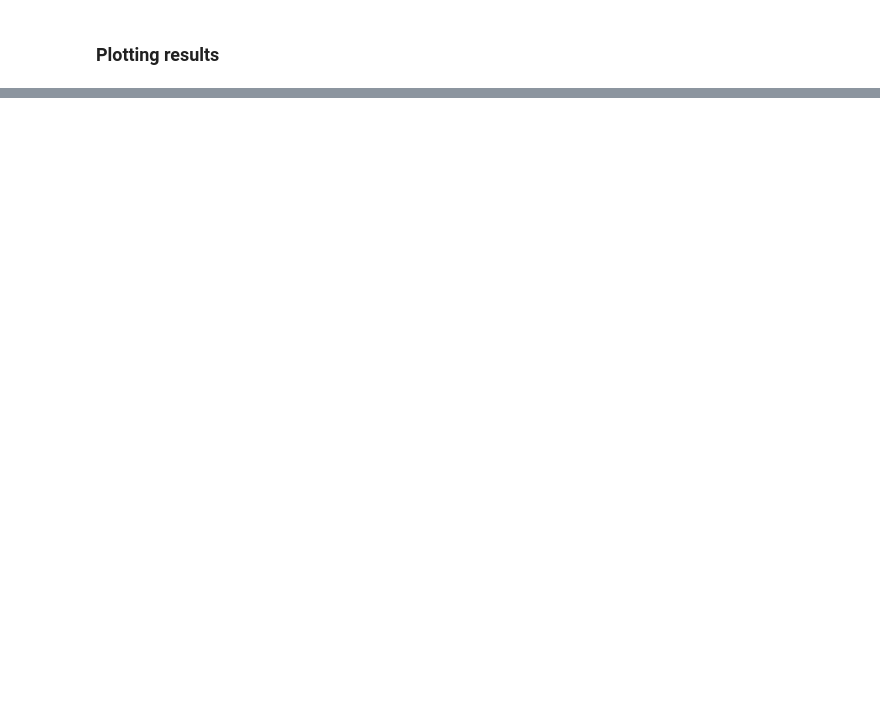
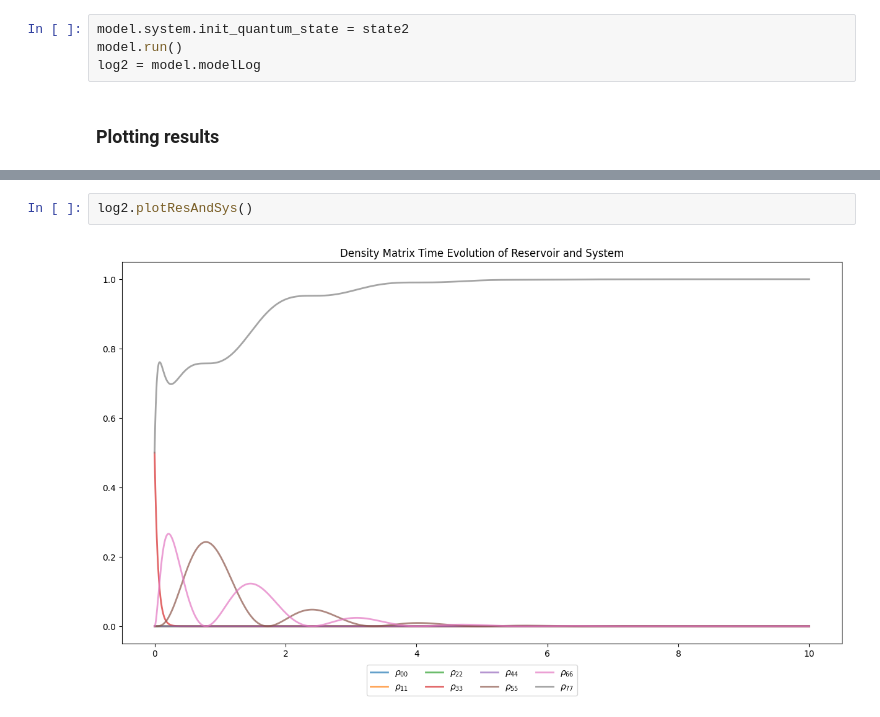
Before and after one commit to Mmackinnon01/entanglement_classifier, a Jupyter notebook: classifier/run.ipynb, the cells around one changed output, grey strips where cells are left out. Drawn from its saved outputs; the diff is of its cells as text; blank space fills up the shorter version.

```diff
--- a/classifier/run.ipynb
+++ b/classifier/run.ipynb
@@ -68,3 +93,7 @@ log = model.modelLog
+# %%
+model.system.init_quantum_state = state2
+model.run()
+log2 = model.modelLog
 # %% [markdown]
 ### Plotting results
 # %%
@@ -81,0 +107,4 @@ log.plotExcite()
+# %%
+log2.plotResAndSys()
+# %% [output]
+[figure, added]
```
Also changed, not shown: parts of 13 cells of this notebook, 3 other files.
